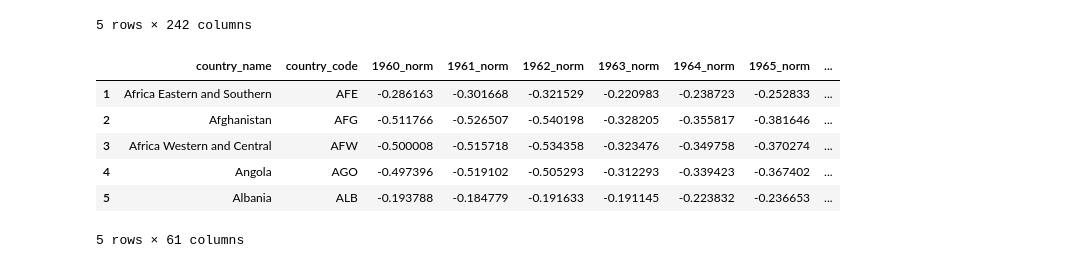
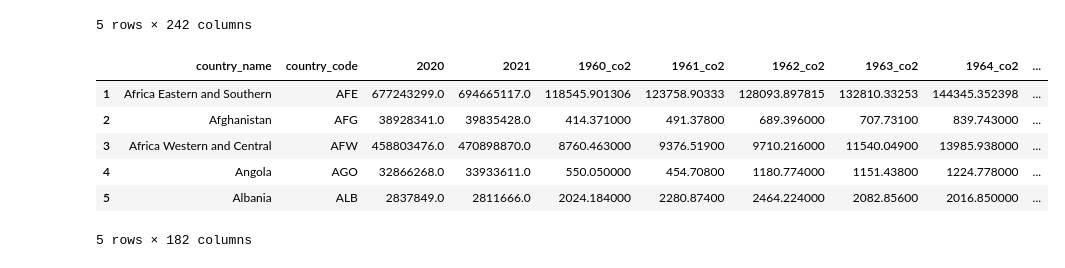
Before and after one commit to sgr45/co2emission, a Jupyter notebook: dataset.ipynb, the cells around one changed output. Cells and saved outputs as stored; diff of their text form; code cells hidden in the pictures.

```diff
--- a/dataset.ipynb
+++ b/dataset.ipynb
@@ -94,21 +82,21 @@ df_clean.head()
 5 rows × 242 columns
 # %%
 for i in range(1960, 2022):
-    if f'{i}'in df_clean.columns :
-        df_clean = df_clean.drop([ f'{i}'],axis=1)
+    # if f'{i}'in df_clean.columns :
+    #     df_clean = df_clean.drop([ f'{i}'],axis=1)
     if f'{i}_pop' in df_clean.columns :
         df_clean = df_clean.drop([ f'{i}_pop'],axis=1)
-    if f'{i}_co2' in df_clean.columns :
-        df_clean = df_clean.drop([ f'{i}_co2'],axis=1)
+    # if f'{i}_co2' in df_clean.columns :
+    #     df_clean = df_clean.drop([ f'{i}_co2'],axis=1)
 df_clean.head()
 # %% [output]
-|  | country_name | country_code | 1960_norm | 1961_norm | 1962_norm | 1963_norm | 1964_norm | 1965_norm | ... |
-| 1 | Africa Eastern and Southern | AFE | -0.286163 | -0.301668 | -0.321529 | -0.220983 | -0.238723 | -0.252833 | ... |
-| 2 | Afghanistan | AFG | -0.511766 | -0.526507 | -0.540198 | -0.328205 | -0.355817 | -0.381646 | ... |
-| 3 | Africa Western and Central | AFW | -0.500008 | -0.515718 | -0.534358 | -0.323476 | -0.349758 | -0.370274 | ... |
-| 4 | Angola | AGO | -0.497396 | -0.519102 | -0.505293 | -0.312293 | -0.339423 | -0.367402 | ... |
-| 5 | Albania | ALB | -0.193788 | -0.184779 | -0.191633 | -0.191145 | -0.223832 | -0.236653 | ... |
+|  | country_name | country_code | 2020 | 2021 | 1960_co2 | 1961_co2 | 1962_co2 | 1963_co2 | 1964_co2 | ... |
+| 1 | Africa Eastern and Southern | AFE | 677243299.0 | 694665117.0 | 118545.901306 | 123758.90333 | 128093.897815 | 132810.33253 | 144345.352398 | ... |
+| 2 | Afghanistan | AFG | 38928341.0 | 39835428.0 | 414.371000 | 491.37800 | 689.396000 | 707.73100 | 839.743000 | ... |
+| 3 | Africa Western and Central | AFW | 458803476.0 | 470898870.0 | 8760.463000 | 9376.51900 | 9710.216000 | 11540.04900 | 13985.938000 | ... |
+| 4 | Angola | AGO | 32866268.0 | 33933611.0 | 550.050000 | 454.70800 | 1180.774000 | 1151.43800 | 1224.778000 | ... |
+| 5 | Albania | ALB | 2837849.0 | 2811666.0 | 2024.184000 | 2280.87400 | 2464.224000 | 2082.85600 | 2016.850000 | ... |
-5 rows × 61 columns
+5 rows × 182 columns
 # %%
 df_clean['difference']=df_clean['2018_norm']-df_clean['1960_norm']
 mean=df_clean['difference'].mean()
```
Also changed, not shown: parts of 8 cells of this notebook.
